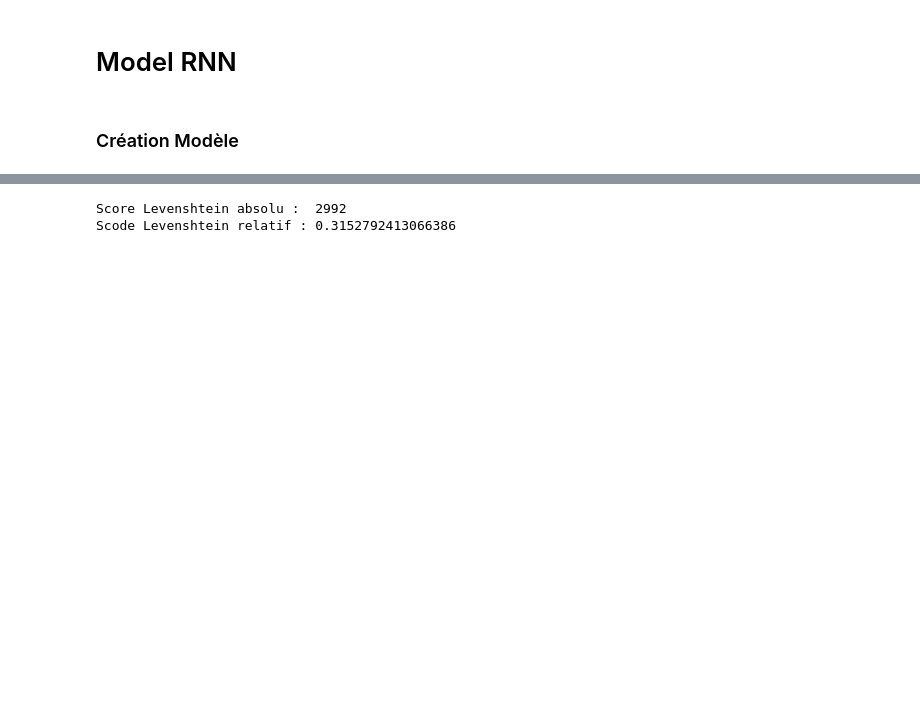
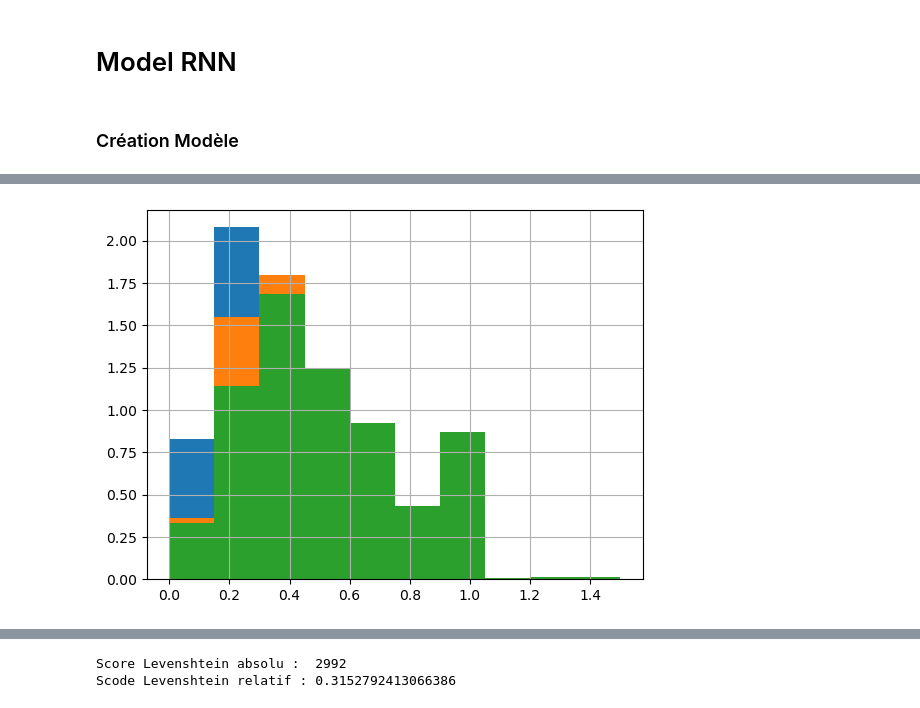
Before and after one commit to sfc-gh-zblackwood/OCRPyMan, a Jupyter notebook: notebooks/dev_DB_letters_detection_batch_Tensorflowy.ipynb, the cells around one changed output, grey strips where cells are left out. Cells and saved outputs as stored; diff of their text form; code cells hidden in the pictures; blank space fills up the shorter version.

Commit message:
version avec graphiques des métriques

```diff
--- a/notebooks/dev_DB_letters_detection_batch_Tensorflowy.ipynb
+++ b/notebooks/dev_DB_letters_detection_batch_Tensorflowy.ipynb
@@ -254,0 +354,2 @@ for i in range(len(predicted_transcriptions)):
+# %%
+metric_df_2 = pd.DataFrame(list(zip(y_test, predicted_transcriptions_2, nb_correction, lev, cer, acc)), columns =['test','prediction','nb_correction','levenshtein', 'cer', 'acc'])
@@ -254,0 +382,2 @@ for i in range(len(predicted_transcriptions)):
+# %%
+metric_df = pd.concat([metric_df_0, metric_df_1, metric_df_2])
@@ -254,0 +399,4 @@ for i in range(len(predicted_transcriptions)):
+# %%
+# ajout de la longueur du mot
+
+metric_df['nb_char'] = metric_df.test.apply(lambda x: len(x))
@@ -254,0 +417,11 @@ for i in range(len(predicted_transcriptions)):
+# %%
+temp_0 = metric_df[(metric_df['acc'] == 0) & (metric_df['nb_correction'] == 0)]
+temp_1 = metric_df[(metric_df['acc'] == 0) & (metric_df['nb_correction'] == 1)]
+temp_2 = metric_df[(metric_df['acc'] == 0) & (metric_df['nb_correction'] == 2)]
+# %%
+plt.hist(temp_0.cer, range = (0,1.5), density=True)
+plt.hist(temp_1.cer, range = (0,1.5), density=True)
+plt.hist(temp_2.cer, range = (0,1.5), density=True)
+plt.grid();
+# %% [output]
+[figure, added]
```
Also changed, not shown: parts of 48 cells of this notebook.
